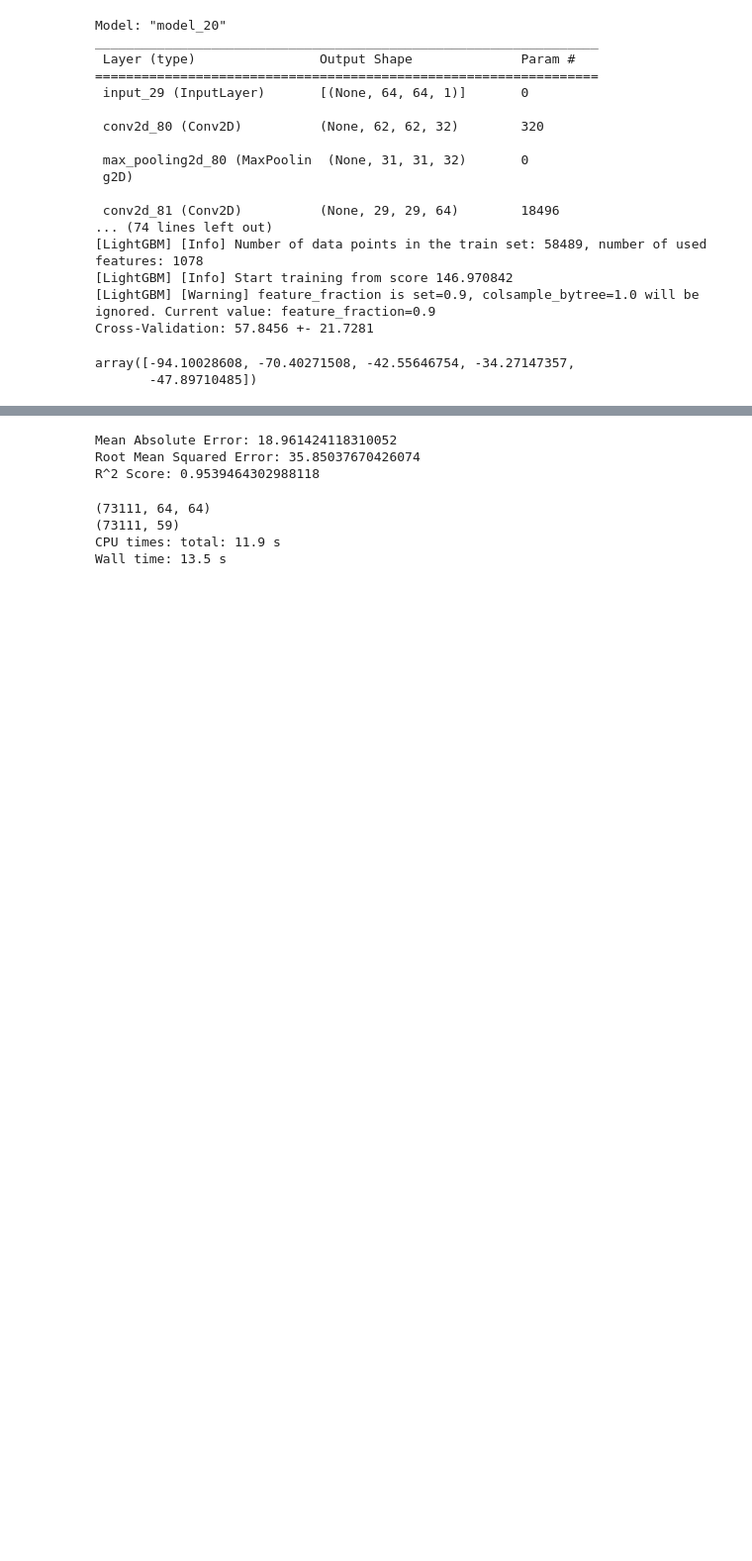
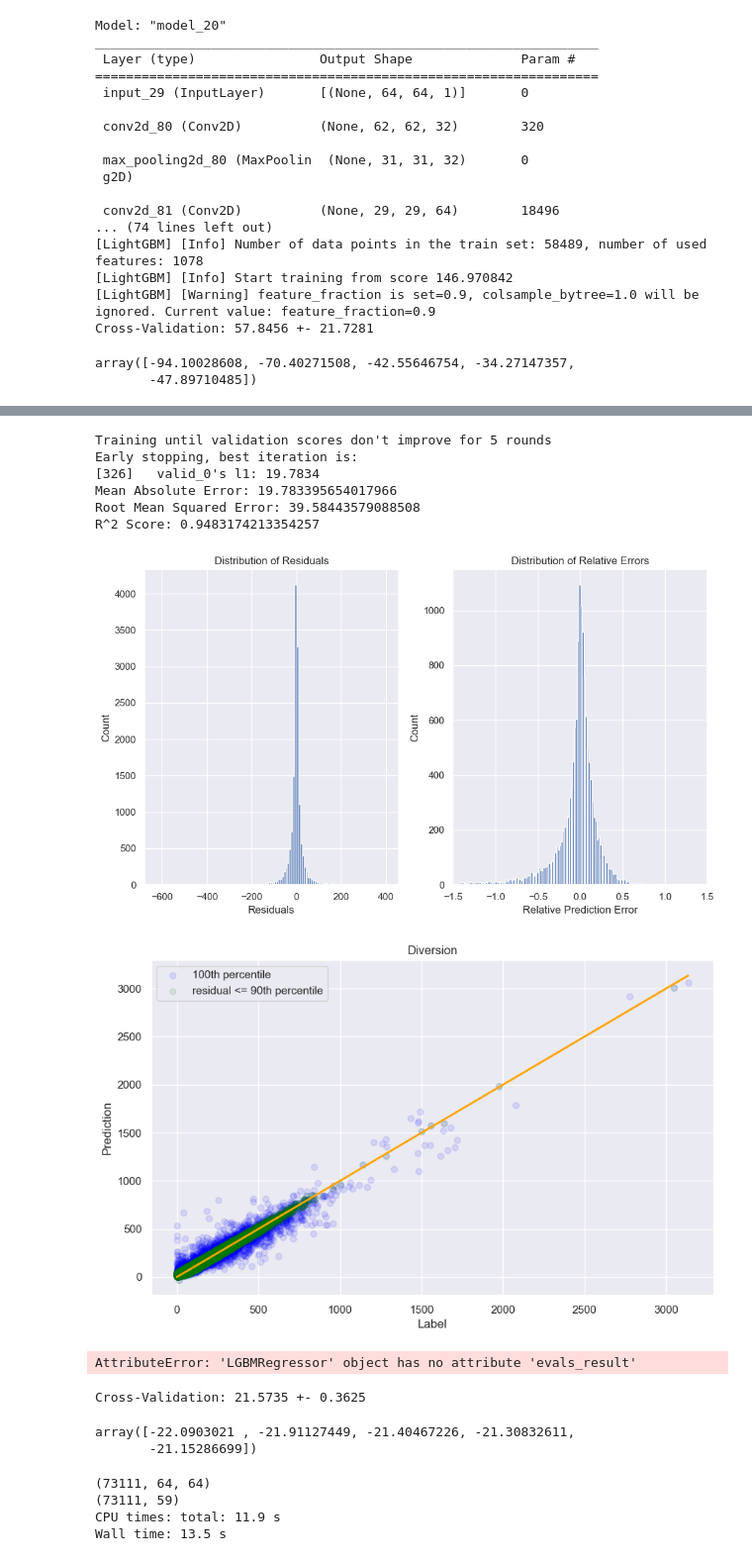
Before and after one commit to simsalabim20/Glacier_FinalProject, a Jupyter notebook: CNN_Classification.ipynb, the cells around one changed output, grey strips where cells are left out. Shown at 99% size. Cells and saved outputs as stored; diff of their text form; code cells hidden in the pictures; blank space fills up the shorter version.

```diff
--- a/CNN_Classification.ipynb
+++ b/CNN_Classification.ipynb
@@ -1274,52 +1515,85 @@ Best trial:
 4th try Increased the parameter space notably
 'rmse' -> mae
 # %%
-best_param = {
+best_params = {
     'objective': 'regression',
     'metric': 'mae',
     'verbosity': -1,
     'boosting_type': 'gbdt',
-    'n_estimators': 4500,
-    'learning_rate': trial.suggest_float('learning_rate', 1e-8, 0.25),
-    'lambda_l1': trial.suggest_float('lambda_l1', 5, 100.0),
-    'lambda_l2': trial.suggest_float('lambda_l2', 1e-8, 50.0),
-    'num_leaves': trial.suggest_int('num_leaves', 96, 1024),
-    'feature_fraction': trial.suggest_float('feature_fraction', 0.5, 0.8),
-    'bagging_fraction': trial.suggest_float('bagging_fraction', 0.70, 1.0),
-    'bagging_freq': trial.suggest_int('bagging_freq', 2, 5),
-    'min_child_samples': trial.suggest_int('min_child_samples', 5, 250),
-}
-
+    'n_estimators': 1500,
+    # 'lambda_l1': 85.2846485612467,
+    # 'lambda_l2': 4.628825755802762,
+    # 'num_leaves': 1021,
+    # # 'feature_fraction': 0.668370377660226,
+    # # 'bagging_fraction': 0.8886019976321862,
+    # # 'bagging_freq': 1,
+    # 'min_child_samples': 5
+    'lambda_l1': 3.6018619654574158,
+    'lambda_l2': 6.8313158663780085,
+    'num_leaves': 1949,
+    'feature_fraction': 0.7141755393339907,
+    'bagging_fraction': 0.9475392738527537,
+    'bagging_freq': 7,
+    'min_child_samples': 7}
 from sklearn.metrics import mean_absolute_error, mean_squared_error, r2_score
 import lightgbm as lgb
 
 # Assuming combined_train_data, y03_train, combined_val_data, y03_val are already defined
 
 # Create the LightGBM regressor with the best hyperparameters
 model = lgb.LGBMRegressor(**best_params)
 
 # Fit the model on the training data
 model.fit(
     combined_train_data, y03_train,
     eval_set=[(combined_val_data, y03_val)],
-    eval_metric='rmse',
+    eval_metric='mae',
+    callbacks=[early_stopping(stopping_rounds=5)]
 )
 
 # Make predictions on the validation set
 y_preds = model.predict(combined_val_data)
 
 # Evaluate the model
 mae = mean_absolute_error(y03_val, y_preds)
 rmse = mean_squared_error(y03_val, y_preds, squared=False)
 r2 = r2_score(y03_val, y_preds)
 
 print(f'Mean Absolute Error: {mae}')
 print(f'Root Mean Squared Error: {rmse}')
 print(f'R^2 Score: {r2}')
+
+evaluation_plot(model,y03_val, y_preds)
+
+# combined_data = np.concatenate([feature_extraction_model.predict(pictures), X03], axis=1)
+# cv_scores = cross_val_score(gbm, combined_data, y03, cv=10, scoring='neg_mean_absolute_error')
+
+# print("Cross-Validation: %.4f +- %.4f" % (-cv_scores.mean(), cv_scores.std()))
 # %% [output]
-Mean Absolute Error: 18.961424118310052
-Root Mean Squared Error: 35.85037670426074
-R^2 Score: 0.9539464302988118
+Training until validation scores don't improve for 5 rounds
+Early stopping, best iteration is:
+[326]   valid_0's l1: 19.7834
+Mean Absolute Error: 19.783395654017966
+Root Mean Squared Error: 39.58443579088508
+R^2 Score: 0.9483174213354257
+[figure, added]
+[figure, added]
+AttributeError: 'LGBMRegressor' object has no attribute 'evals_result'
+# %%
+# combined_data = np.concatenate([feature_extraction_model.predict(pictures), X03], axis=1)
+# cv_scores = cross_val_score(model, combined_data, y03, cv=5, scoring='neg_mean_absolute_error')
+# cv_scores = cross_val_score(model, combined_val_data, y03_val, cv=5, scoring='neg_mean_absolute_error')
+cv_scores = cross_val_score(model, combined_train_data, y03_train, cv=5, scoring='neg_mean_absolute_error')
+
+# combined_val_data
+print("Cross-Validation: %.4f +- %.4f" % (-cv_scores.mean(), cv_scores.std()))
+# %% [output]
+Cross-Validation: 21.5735 +- 0.3625
+# %%
+cv_scores
+# %% [output]
+array([-22.0903021 , -21.91127449, -21.40467226, -21.30832611,
+       -21.15286699])
 # %%
 %%time
 metadata_file2 = "n0_metadata19_hmineq0.0_tmin20050000_mean_grid_20.csv"
```
Also changed, not shown: parts of 22 cells of this notebook.
